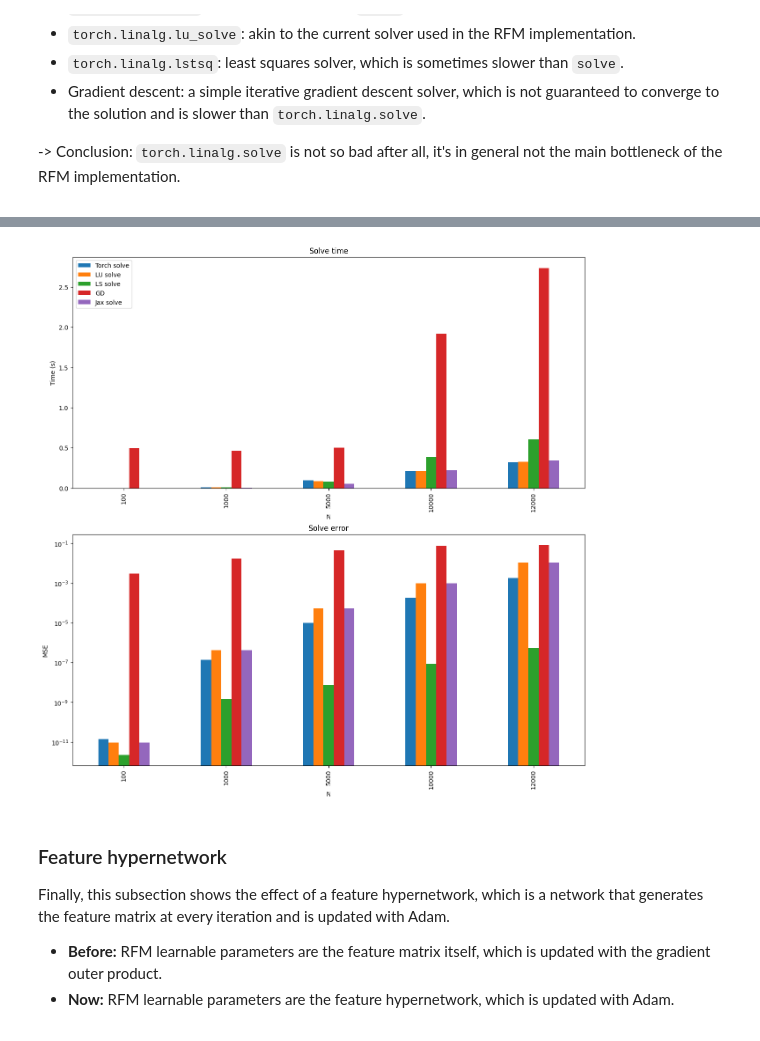
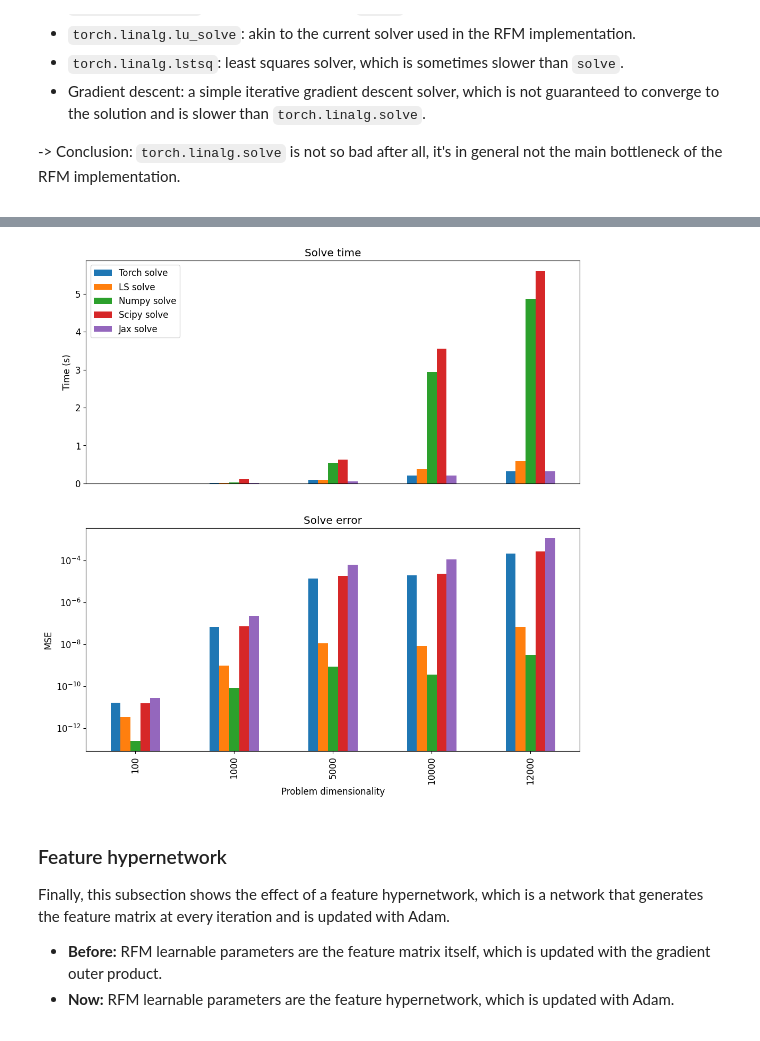
Before and after one commit to gerkone/recursive_feature_machines_praktikum, a Jupyter notebook: praktikum/extension.ipynb, the cells around one changed output, grey strips where cells are left out. Saved outputs shown, nothing was run; the diff lists cells and outputs as text; code cells hidden in the pictures.

Commit message:
added solvers

```diff
--- a/praktikum/extension.ipynb
+++ b/praktikum/extension.ipynb
@@ -681,6 +681,7 @@ import torch.linalg
 
 import jax
 import jax.numpy as jnp
+import scipy.linalg
 
 import pandas as pd
 
@@ -703,13 +704,13 @@ for N in INTERVALS:
     solve_errors["Torch solve"] = torch.nn.functional.mse_loss(a @ x_base, b).item()
     del x_base
 
-    # LU solve
-    st = time.perf_counter_ns()
-    LU, pivots = torch.linalg.lu_factor(a)
-    x_lu = torch.linalg.lu_solve(LU, pivots, b)
-    solve_times["LU solve"] = (time.perf_counter_ns() - st) / 1e9
-    solve_errors["LU solve"] = torch.nn.functional.mse_loss(a @ x_lu, b).item()
-    del LU, pivots, x_lu
+    # # LU solve
+    # st = time.perf_counter_ns()
+    # LU, pivots = torch.linalg.lu_factor(a)
+    # x_lu = torch.linalg.lu_solve(LU, pivots, b)
+    # solve_times["LU solve"] = (time.perf_counter_ns() - st) / 1e9
+    # solve_errors["LU solve"] = torch.nn.functional.mse_loss(a @ x_lu, b).item()
+    # del LU, pivots, x_lu
 
     # LS optimization
     st = time.perf_counter_ns()
@@ -718,38 +719,40 @@ for N in INTERVALS:
     solve_errors["LS solve"] = torch.nn.functional.mse_loss(a @ x_ls, b).item()
     del x_ls
 
-    # GD optimization
+    # np solve
+    a_np= a.cpu().numpy()
+    b_np = b.cpu().numpy()
     st = time.perf_counter_ns()
-    x_gd = torch.randn((N, 1), requires_grad=True).cuda()
-    x_gd = torch.nn.Parameter(x_gd)
-    opt = torch.optim.Adam([x_gd], lr=0.1)
-    loss = 1
-    for _ in range(1000):
-        opt.zero_grad()
-        loss = torch.nn.functional.mse_loss(a @ x_gd, b)
-        loss.backward()
-        opt.step()
-    x_gd = x_gd.detach()
-    solve_times["GD"] = (time.perf_counter_ns() - st) / 1e9
-    solve_errors["GD"] = torch.nn.functional.mse_loss(a @ x_gd, b).item()
-    del x_gd
+    x_np = np.linalg.solve(a_np, b_np)
+    solve_times["Numpy solve"] = (time.perf_counter_ns() - st) / 1e9
+    x_np = torch.from_numpy(x_np).cuda()
+    solve_errors["Numpy solve"] = torch.nn.functional.mse_loss(a @ x_np, b).item()
+    del x_np
 
-    # # LBFGS optimization
+    # scipy solve
+    st = time.perf_counter_ns()
+    x_scipy = scipy.linalg.solve(a_np, b_np)
+    solve_times["Scipy solve"] = (time.perf_counter_ns() - st) / 1e9
+    x_scipy = torch.from_numpy(x_scipy).cuda()
+    solve_errors["Scipy solve"] = torch.nn.functional.mse_loss(a @ x_scipy, b).item()
+
+    del a_np, b_np, x_scipy
+
+    # # GD optimization
     # st = time.perf_counter_ns()
-    # x_lbfgs = torch.randn((N, 1), requires_grad=True).cuda()
-    # x_lbfgs = torch.nn.Parameter(x_lbfgs)
-    # opt = torch.optim.LBFGS([x_lbfgs], lr=0.1, line_search_fn="strong_wolfe")
+    # x_gd = torch.randn((N, 1), requires_grad=True).cuda()
+    # x_gd = torch.nn.Parameter(x_gd)
+    # opt = torch.optim.Adam([x_gd], lr=0.1)
     # loss = 1
-    # while loss > 1e-3:
-    #     def closure():
-    #         opt.zero_grad()
-    #         loss = torch.nn.functional.mse_loss(a @ x_lbfgs, b)
-    #         loss.backward()
-    #         return loss
-    #     opt.step(closure)
-    # x_lbfgs = x_lbfgs.detach()
-    # solve_times["LBFGS"] = (time.perf_counter_ns() - st) / 1e9
-    # solve_errors["LBFGS"] = torch.nn.functional.mse_loss(a @ x_lbfgs, b).item()
+    # for _ in range(1000):
+    #     opt.zero_grad()
+    #     loss = torch.nn.functional.mse_loss(a @ x_gd, b)
+    #     loss.backward()
+    #     opt.step()
+    # x_gd = x_gd.detach()
+    # solve_times["GD"] = (time.perf_counter_ns() - st) / 1e9
+    # solve_errors["GD"] = torch.nn.functional.mse_loss(a @ x_gd, b).item()
+    # del x_gd
 
     # jax solve
     a_jax = jnp.array(a.cpu().numpy())
@@ -773,14 +776,15 @@ for N in INTERVALS:
     result_solve_times.append(solve_times)
     result_solve_errors.append(solve_errors)
 
-# two seaborn subplots
-fig, (ax1, ax2) = plt.subplots(2, 1, figsize=(15, 15))
+fig, (ax1, ax2) = plt.subplots(2, 1, figsize=(12, 12))
+plt.rcParams.update({"font.size": 12})
+
 # plot solve times
 df = pd.DataFrame(result_solve_times, index=INTERVALS)
 df.plot.bar(ax=ax1)
 ax1.set_title("Solve time")
 ax1.set_ylabel("Time (s)")
-ax1.set_xlabel("N")
+ax1.tick_params(axis="x", which="both", bottom=False, top=False, labelbottom=False)
 # plot solve errors
 df = pd.DataFrame(result_solve_errors, index=INTERVALS)
 df.plot.bar(ax=ax2)
@@ -788,5 +792,5 @@ ax2.get_legend().remove()
 ax2.set_yscale("log")
 ax2.set_title("Solve error")
 ax2.set_ylabel("MSE")
-ax2.set_xlabel("N")
+ax2.set_xlabel("Problem dimensionality")
 # %% [output]
@@ -794,4 +798,4 @@ Text(0.5, 0, 'N')
-[figure, old version]
+[figure, new version]
 # %% [markdown]
 ### Feature hypernetwork
 Finally, this subsection shows the effect of a feature hypernetwork, which is a network that generates the feature matrix at every iteration and is updated with Adam.
```
Also changed, not shown: parts of 1 cell of this notebook.
